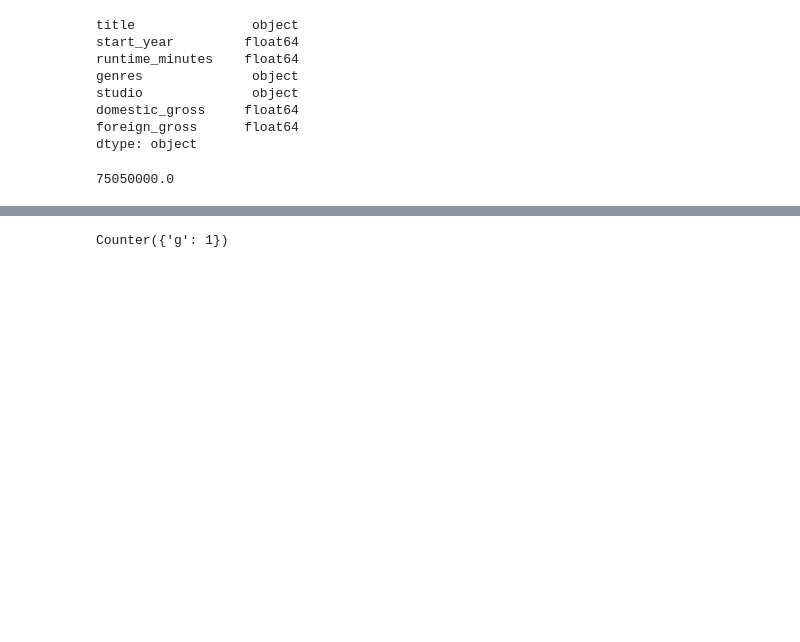
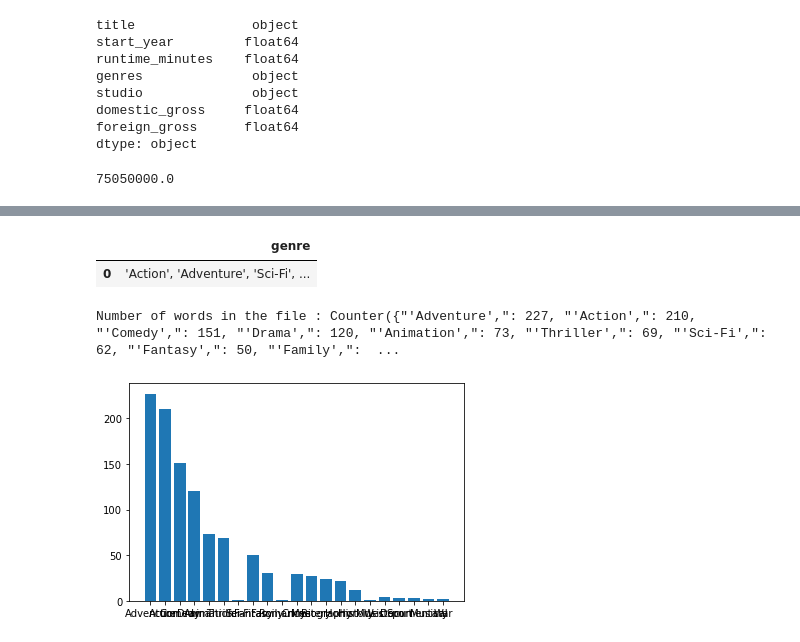
Before and after one commit to SSGrasland/Marketing-Movies-to-Foreign-Audiences, a Jupyter notebook: Phase 1 Project Notebook.ipynb, the cells around one changed output, grey strips where cells are left out. Saved outputs shown, nothing was run; the diff lists cells and outputs as text; code cells hidden in the pictures; blank space fills up the shorter version.

Commit message:
fixed genre counter and added bar graphs

```diff
--- a/Phase 1 Project Notebook.ipynb
+++ b/Phase 1 Project Notebook.ipynb
@@ -172,17 +170,27 @@ SyntaxError: invalid syntax (<ipython-input-23-7b8116fc6300>, line 1)
-# %%
-#counting the frequency of each genres
-
-genres_counts = Counter('g')
-print(genres_counts)
-# %% [output]
-Counter({'g': 1})
+# %%
+text = pd.read_table('genre.txt', names=['genre'])
+text.head()
+# %% [output]
+|  | genre |
+| 0 | 'Action', 'Adventure', 'Sci-Fi', ... |
+# %%
+from collections import Counter
+def word_count(fname):
+        with open(fname) as f:
+                return Counter(f.read().split())
+
+print("Number of words in the file :",word_count("genre.txt"))
+# %% [output]
+Number of words in the file : Counter({"'Adventure',": 227, "'Action',": 210, "'Comedy',": 151, "'Drama',": 120, "'Animation',": 73, "'Thriller',": 69, "'Sci-Fi',": 62, "'Fantasy',": 50, "'Family',":  ...
 # %%
-data = ({'Adventure': 1338, 'Action': 1329, 'Comedy': 781, 'Drama': 727, 'Sci-Fi': 483, 'Thriller': 476, 'Animation': 385, 'Fantasy': 274, 'Crime': 215, 'Mystery': 205, 'Biography': 168, 'Horror': 148, 'Family': 135, 'Romance': 115, 'History': 71, 'Music': 49, 'Sport': 32, 'Documentary': 26, 'Western': 14, 'Musical': 14, 'War': 6, '  ': 3})
+data = ({'Adventure': 227, 'Action': 210, 'Comedy': 151, 'Drama': 120, 'Animation': 73, 'Thriller': 69, 'Sci-Fi': 62, 'Fantasy': 50, 'Family': 30, 'Romance': 30, 'Crime': 29, 'Mystery': 27, 'Biography': 24, 'Horror': 22, 'History': 12, 'Music': 5, 'Western': 4, 'Sport': 3, 'Documentary': 3, 'Musical': 2, 'War': 2, 'Romance': 1, 'Music': 1, 'Sci-Fi': 1})
 names = list(data.keys())
 values = list(data.values())
 
 plt.bar(range(len(data)), values, tick_label=names)
 plt.show()
+# %% [output]
+[figure, added]
 # %%
 #counting the frequency of each studio
 
```
Also changed, not shown: parts of 6 cells of this notebook, 1 other file.
